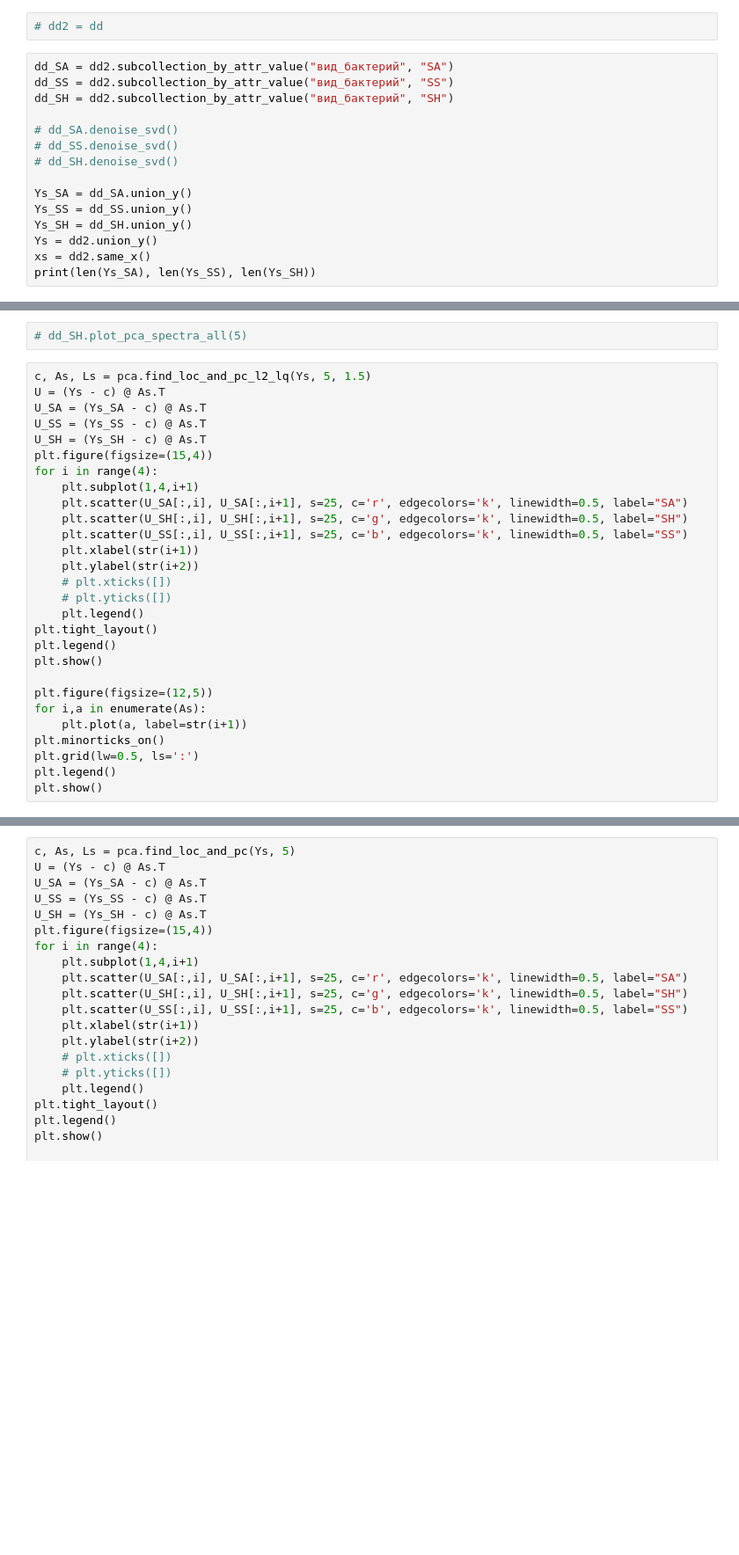
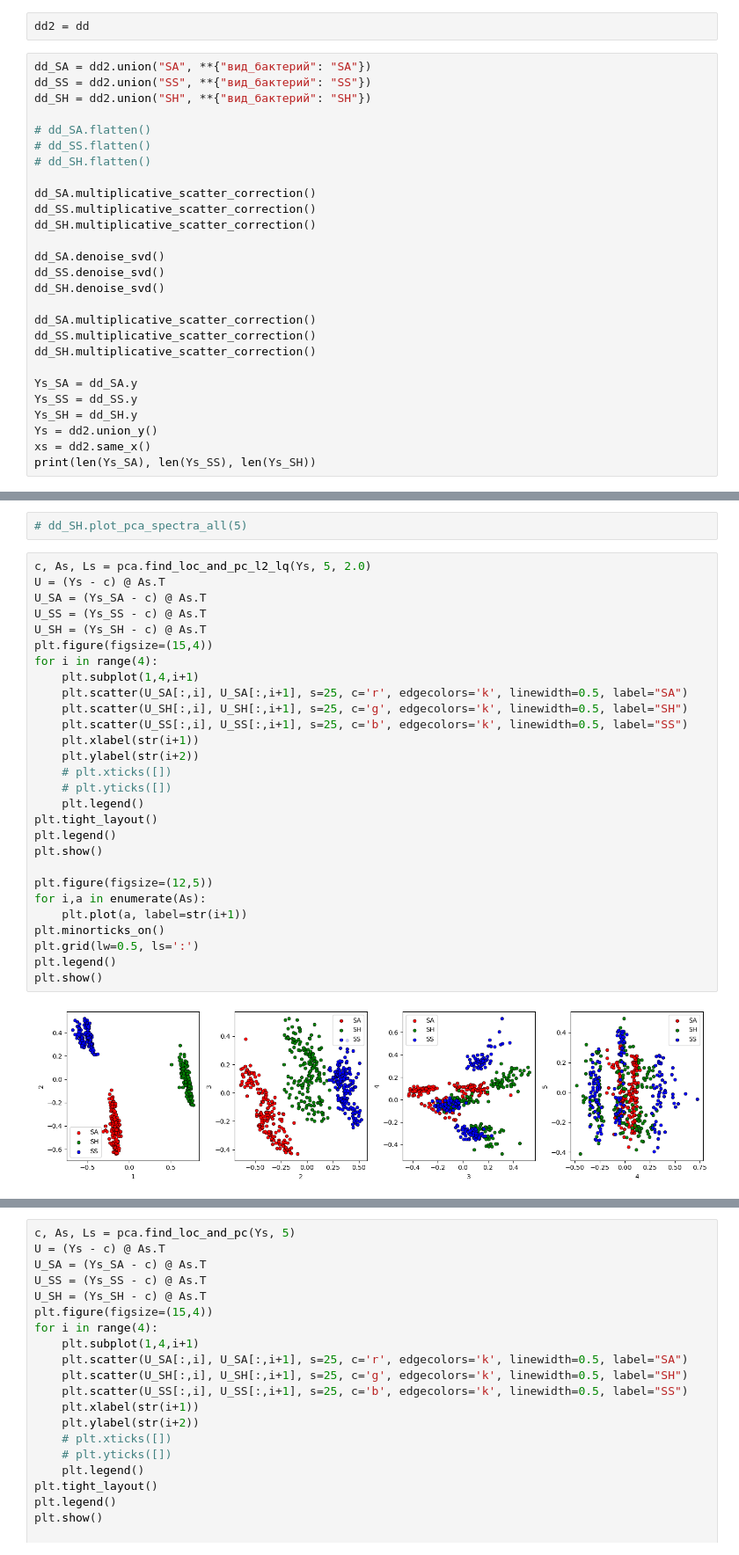
Before and after one commit to intellimath/irsa, a Jupyter notebook: examples/load_spectra_20_term.ipynb, the cells around one changed output, grey strips where cells are left out. Shown at 88% size. Cells and saved outputs as stored; diff of their text form; blank space fills up the shorter version.

```diff
--- a/examples/load_spectra_20_term.ipynb
+++ b/examples/load_spectra_20_term.ipynb
@@ -168,17 +175,29 @@ dd2.load("/home/intellimath/work/spectra/20_termo", "rm_bl")
 # %%
-# dd2 = dd
+dd2 = dd
 # %%
-dd_SA = dd2.subcollection_by_attr_value("вид_бактерий", "SA")
-dd_SS = dd2.subcollection_by_attr_value("вид_бактерий", "SS")
-dd_SH = dd2.subcollection_by_attr_value("вид_бактерий", "SH")
+dd_SA = dd2.union("SA", **{"вид_бактерий": "SA"})
+dd_SS = dd2.union("SS", **{"вид_бактерий": "SS"})
+dd_SH = dd2.union("SH", **{"вид_бактерий": "SH"})
 
-# dd_SA.denoise_svd()
-# dd_SS.denoise_svd()
-# dd_SH.denoise_svd()
+# dd_SA.flatten()
+# dd_SS.flatten()
+# dd_SH.flatten()
 
-Ys_SA = dd_SA.union_y()
-Ys_SS = dd_SS.union_y()
-Ys_SH = dd_SH.union_y()
+dd_SA.multiplicative_scatter_correction()
+dd_SS.multiplicative_scatter_correction()
+dd_SH.multiplicative_scatter_correction()
+
+dd_SA.denoise_svd()
+dd_SS.denoise_svd()
+dd_SH.denoise_svd()
+
+dd_SA.multiplicative_scatter_correction()
+dd_SS.multiplicative_scatter_correction()
+dd_SH.multiplicative_scatter_correction()
+
+Ys_SA = dd_SA.y
+Ys_SS = dd_SS.y
+Ys_SH = dd_SH.y
 Ys = dd2.union_y()
 xs = dd2.same_x()
 print(len(Ys_SA), len(Ys_SS), len(Ys_SH))
@@ -193,30 +212,32 @@ interactive(children=(Dropdown(description='Spectra key:', layout=Layout(width='
 # %%
 # dd_SH.plot_pca_spectra_all(5)
 # %%
-c, As, Ls = pca.find_loc_and_pc_l2_lq(Ys, 5, 1.5)
+c, As, Ls = pca.find_loc_and_pc_l2_lq(Ys, 5, 2.0)
 U = (Ys - c) @ As.T
 U_SA = (Ys_SA - c) @ As.T
 U_SS = (Ys_SS - c) @ As.T
 U_SH = (Ys_SH - c) @ As.T
 plt.figure(figsize=(15,4))
 for i in range(4):
     plt.subplot(1,4,i+1)
     plt.scatter(U_SA[:,i], U_SA[:,i+1], s=25, c='r', edgecolors='k', linewidth=0.5, label="SA")
     plt.scatter(U_SH[:,i], U_SH[:,i+1], s=25, c='g', edgecolors='k', linewidth=0.5, label="SH")
     plt.scatter(U_SS[:,i], U_SS[:,i+1], s=25, c='b', edgecolors='k', linewidth=0.5, label="SS")
     plt.xlabel(str(i+1))
     plt.ylabel(str(i+2))
     # plt.xticks([])
     # plt.yticks([])
     plt.legend()
 plt.tight_layout()
 plt.legend()
 plt.show()
 
 plt.figure(figsize=(12,5))
 for i,a in enumerate(As):
     plt.plot(a, label=str(i+1))
 plt.minorticks_on()
 plt.grid(lw=0.5, ls=':')
 plt.legend()
 plt.show()
+# %% [output]
+[figure, added]
```
Also changed, not shown: parts of 16 cells of this notebook, 8 other files.
